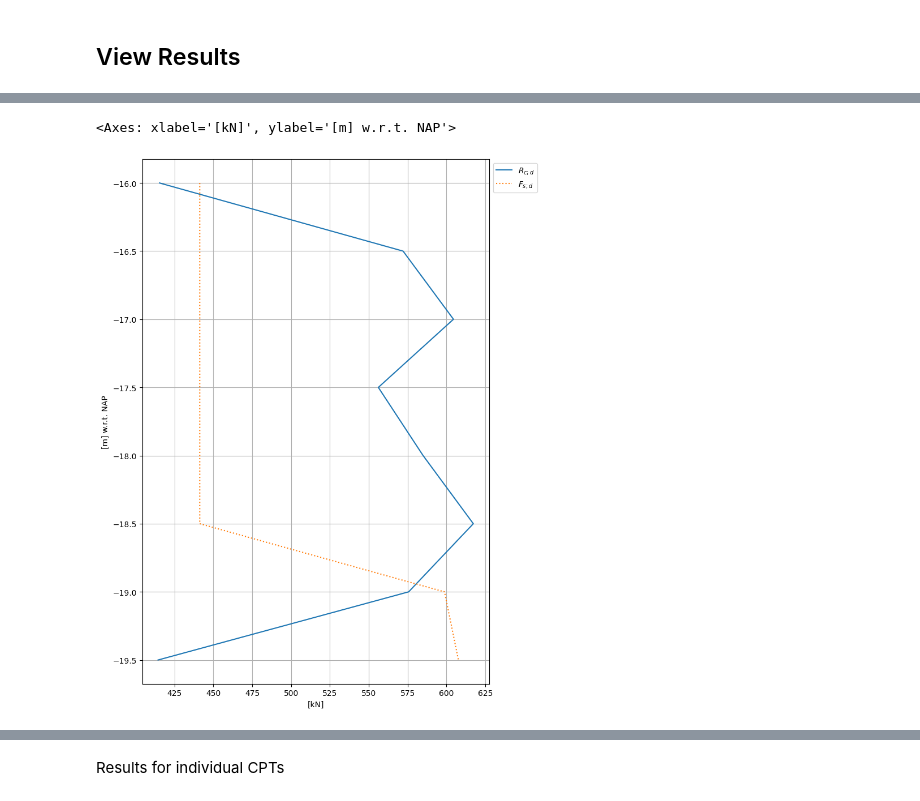
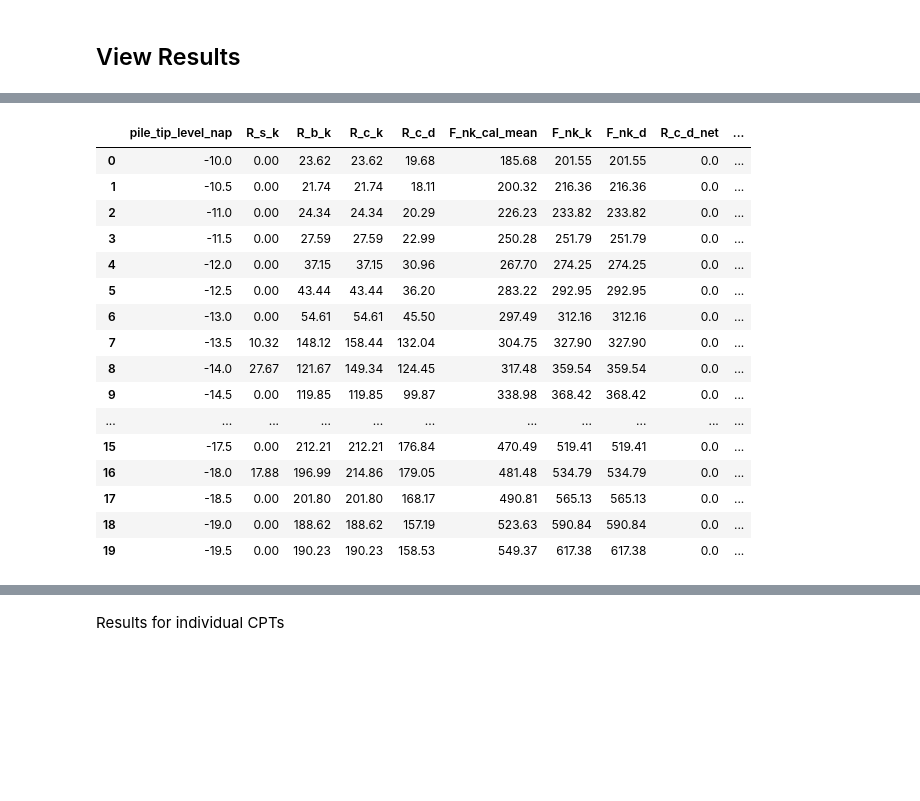
Before and after one commit to cemsbv/py-pilecore, a Jupyter notebook: notebooks/PileCore_multi_cpt.ipynb, the cells around one changed output, grey strips where cells are left out. Drawn from its saved outputs; the diff is of its cells as text; code cells hidden in the pictures; blank space fills up the shorter version.

```diff
--- a/notebooks/PileCore_multi_cpt.ipynb
+++ b/notebooks/PileCore_multi_cpt.ipynb
@@ -392,3 +408,21 @@ result_summary_content = True
 After this point, modifications are for expert users
 # %% [markdown]
 #### Download CPTs in project
+# %%
+# Get CPTs
+# loop over the cpt id's and fetch file from BRO
+cptdata_objects = []
+for file_metadata in tqdm(cpt_selection, desc="Download CPT's from BRO"):
+    # download CPT from BRO
+    response = client.session.get(
+        url=f"https://publiek.broservices.nl/sr/cpt/v1/objects/{file_metadata}"
+    )
+    if not response.ok:
+        print(
+            f"RuntimeError: {file_metadata} could not be donwloaded from de BRO server. \n Statuse code: {response.status_code}"
+        )
+        continue
+
+    cpt = pygef.read_cpt(io.BytesIO(response.content))
+    object.__setattr__(cpt, "alias", file_metadata)
+    cptdata_objects.append(cpt)
@@ -516,5 +557,20 @@ display_test_id = results.cpt_results["CPT000000200908"]
 # %%
-results.group_results_table.plot_bearing_capacities()
+results.group_results_table.to_pandas().round(2)
 # %% [output]
-<Axes: xlabel='[kN]', ylabel='[m] w.r.t. NAP'>
-[figure, removed]
+|  | pile_tip_level_nap | R_s_k | R_b_k | R_c_k | R_c_d | F_nk_cal_mean | F_nk_k | F_nk_d | R_c_d_net | ... |
+| 0 | -10.0 | 0.00 | 23.62 | 23.62 | 19.68 | 185.68 | 201.55 | 201.55 | 0.0 | ... |
+| 1 | -10.5 | 0.00 | 21.74 | 21.74 | 18.11 | 200.32 | 216.36 | 216.36 | 0.0 | ... |
+| 2 | -11.0 | 0.00 | 24.34 | 24.34 | 20.29 | 226.23 | 233.82 | 233.82 | 0.0 | ... |
+| 3 | -11.5 | 0.00 | 27.59 | 27.59 | 22.99 | 250.28 | 251.79 | 251.79 | 0.0 | ... |
+| 4 | -12.0 | 0.00 | 37.15 | 37.15 | 30.96 | 267.70 | 274.25 | 274.25 | 0.0 | ... |
+| 5 | -12.5 | 0.00 | 43.44 | 43.44 | 36.20 | 283.22 | 292.95 | 292.95 | 0.0 | ... |
+| 6 | -13.0 | 0.00 | 54.61 | 54.61 | 45.50 | 297.49 | 312.16 | 312.16 | 0.0 | ... |
+| 7 | -13.5 | 10.32 | 148.12 | 158.44 | 132.04 | 304.75 | 327.90 | 327.90 | 0.0 | ... |
+| 8 | -14.0 | 27.67 | 121.67 | 149.34 | 124.45 | 317.48 | 359.54 | 359.54 | 0.0 | ... |
+| 9 | -14.5 | 0.00 | 119.85 | 119.85 | 99.87 | 338.98 | 368.42 | 368.42 | 0.0 | ... |
+| ... | ... | ... | ... | ... | ... | ... | ... | ... | ... | ... |
+| 15 | -17.5 | 0.00 | 212.21 | 212.21 | 176.84 | 470.49 | 519.41 | 519.41 | 0.0 | ... |
+| 16 | -18.0 | 17.88 | 196.99 | 214.86 | 179.05 | 481.48 | 534.79 | 534.79 | 0.0 | ... |
+| 17 | -18.5 | 0.00 | 201.80 | 201.80 | 168.17 | 490.81 | 565.13 | 565.13 | 0.0 | ... |
+| 18 | -19.0 | 0.00 | 188.62 | 188.62 | 157.19 | 523.63 | 590.84 | 590.84 | 0.0 | ... |
+| 19 | -19.5 | 0.00 | 190.23 | 190.23 | 158.53 | 549.37 | 617.38 | 617.38 | 0.0 | ... |
```
Also changed, not shown: parts of 33 cells of this notebook.
